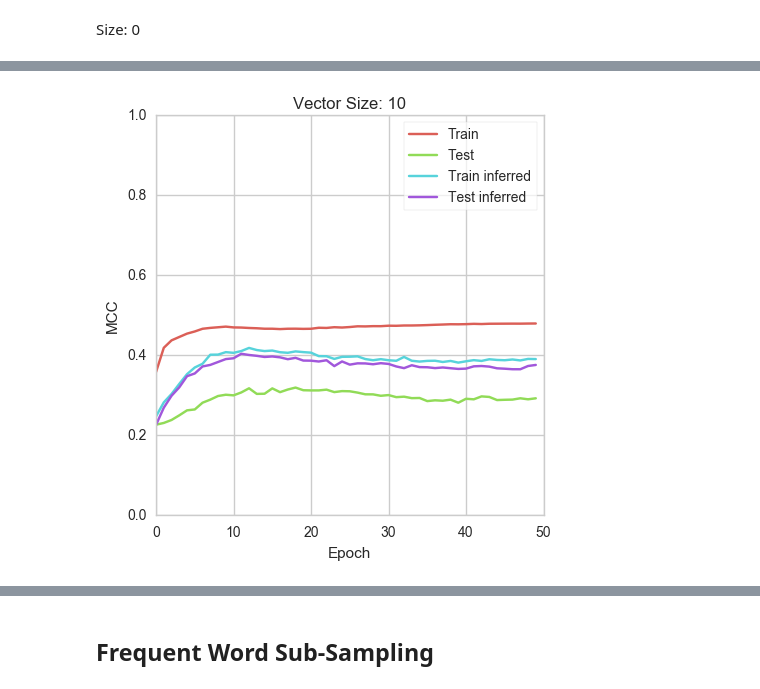
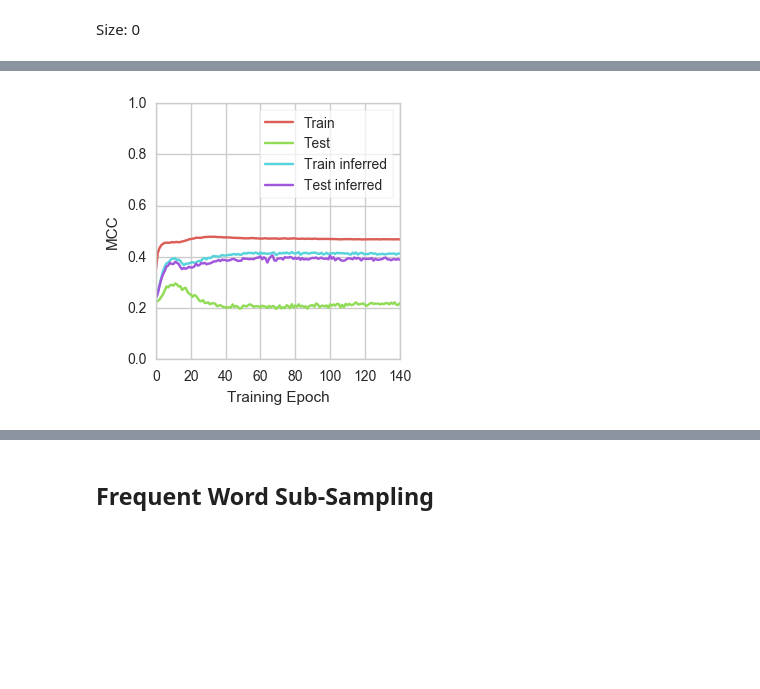
Before and after one commit to cle-ment/ma-thesis-experiments, a Jupyter notebook: workfolder/results-analysis.ipynb, the cells around one changed output, grey strips where cells are left out. Saved outputs shown, nothing was run; the diff lists cells and outputs as text; code cells hidden in the pictures; blank space fills up the shorter version.

Commit message:
add experiment for best hyper parameters (and notebook for result analysis)

```diff
--- a/workfolder/results-analysis.ipynb
+++ b/workfolder/results-analysis.ipynb
@@ -16,29 +16,35 @@ sns.set(color_codes=True)
 # %% [markdown]
 # Analysis
 # %%
-def plot_training(scores, labels, size=(5,5), filename=None, title=None):
+def plot_training(scores,
+                  labels=["Train", "Test", "Train inferred", "Test inferred"],
+                  size=(3.4,3.4), filename=None, title=None, xlim=140):
 
     with sns.axes_style("whitegrid"):
         with sns.color_palette("hls", len(scores)):
             plt.figure(figsize=size)
+
             for i, score in enumerate(scores):
                 plt.plot(np.arange(len(score)), score, label=labels[i])
 
-            plt.xlabel('Epoch')
+            plt.xlabel('Training Epoch')
             plt.ylabel("MCC")
 
             axes = plt.gca()
             axes.set_ylim(0,1)
+            axes.set_xlim(0,xlim)
 
             legend = plt.legend(loc='upper right', frameon=True)
             legend.get_frame().set_alpha(0.7)
             frame = legend.get_frame()
             frame.set_facecolor('#FFFFFF')
 
+            plt.tight_layout()
+
             if title:
                 plt.title(title)
 
             if filename:
-                plt.savefig(filename+".pdf", format='pdf')
+                plt.savefig("./plots/doc2vec_" + filename +".pdf", format='pdf')
 
             plt.show()
@@ -45,16 +53,19 @@ def plot_training(scores, labels, size=(5,5), filename=None, title=None):
+# %%
+# result_folder = "aws-output-2016-07-29/distr-rep-grid-search/"
+result_folder = "aws-output-2016-08-10/eval_doc2vec/"
 # %%
 dm_model_scores = pickle.load(open(
-        "../aws-output-2016-07-29/distr-rep-grid-search/results/dm_model_scores.pickle", "rb" ))
+        "../" + result_folder + "/results/dm_model_scores.pickle", "rb" ))
 hs_model_scores = pickle.load(open(
-        "../aws-output-2016-07-29/distr-rep-grid-search/results/hs_model_scores.pickle", "rb" ))
+        "../" + result_folder + "/results/hs_model_scores.pickle", "rb" ))
 negative_model_scores = pickle.load(open(
-        "../aws-output-2016-07-29/distr-rep-grid-search/results/negative_model_scores.pickle", "rb" ))
+        "../" + result_folder + "/results/negative_model_scores.pickle", "rb" ))
 sample_model_scores = pickle.load(open(
-        "../aws-output-2016-07-29/distr-rep-grid-search/results/sample_model_scores.pickle", "rb" ))
+        "../" + result_folder + "/results/sample_model_scores.pickle", "rb" ))
 vector_size_model_scores = pickle.load(open(
-        "../aws-output-2016-07-29/distr-rep-grid-search/results/vector_size_model_scores.pickle", "rb" ))
+        "../" + result_folder + "/results/vector_size_model_scores.pickle", "rb" ))
 window_model_scores = pickle.load(open(
-        "../aws-output-2016-07-29/distr-rep-grid-search/results/window_model_scores.pickle", "rb" ))
+        "../" + result_folder + "/results/window_model_scores.pickle", "rb" ))
 # %% [markdown]
 ## Vector Size
 # %% [markdown]
@@ -67,6 +80,8 @@ plot_training(vector_size_model_scores[0], ["Train", "Test", "Train inferred", "
 # %%
-plot_training(vector_size_model_scores[1], ["Train", "Test", "Train inferred", "Test inferred"],
-              filename="./plots/vector_size_10", title="Vector Size: 10")
+plot_training(vector_size_model_scores[1],
+              filename="vector_size_10",
+#               title="Vector Size: 10"
+             )
 # %% [output]
-[figure, old version]
+[figure, new version]
 # %%
```
Also changed, not shown: parts of 19 cells of this notebook, 1 other file.
